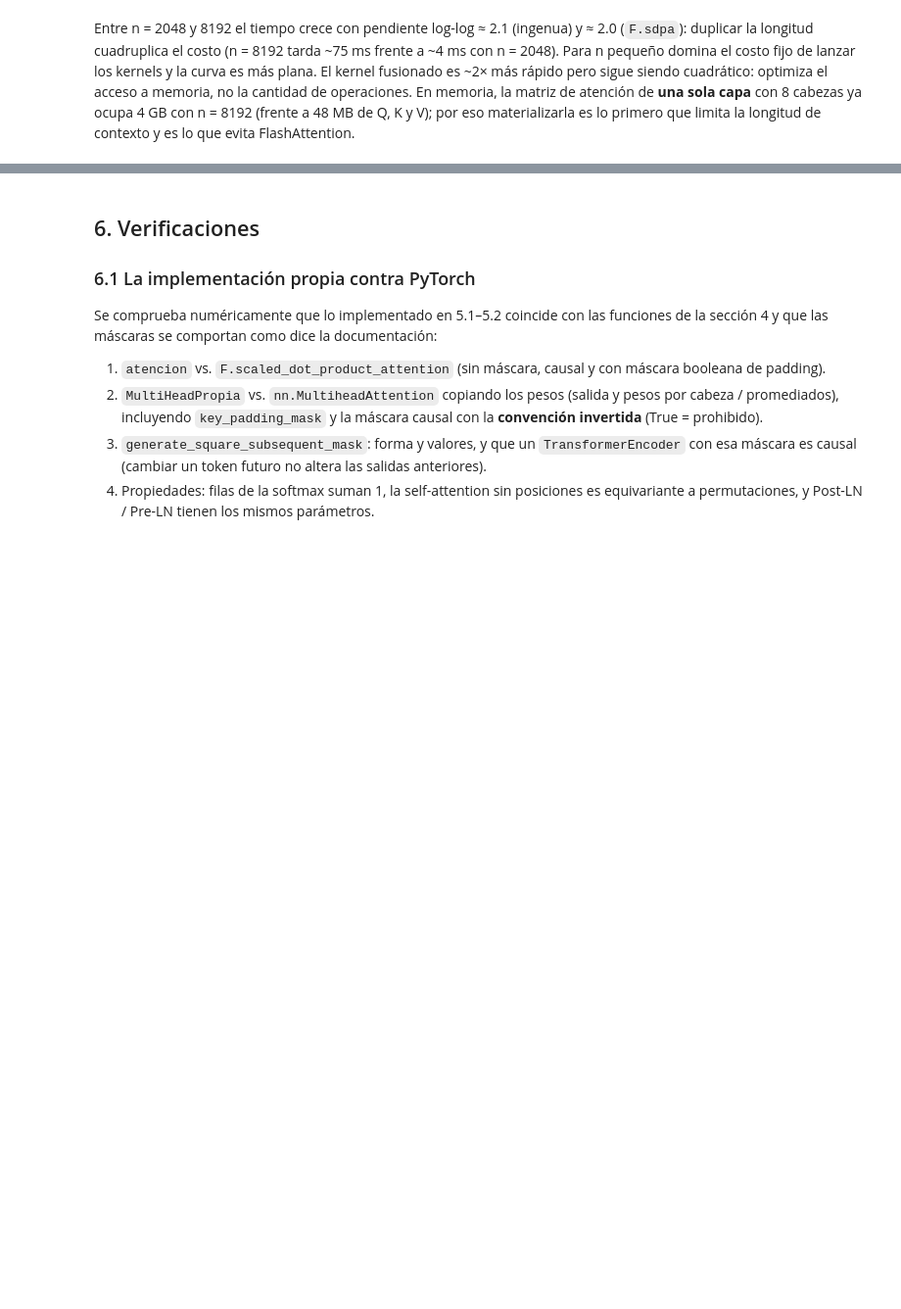
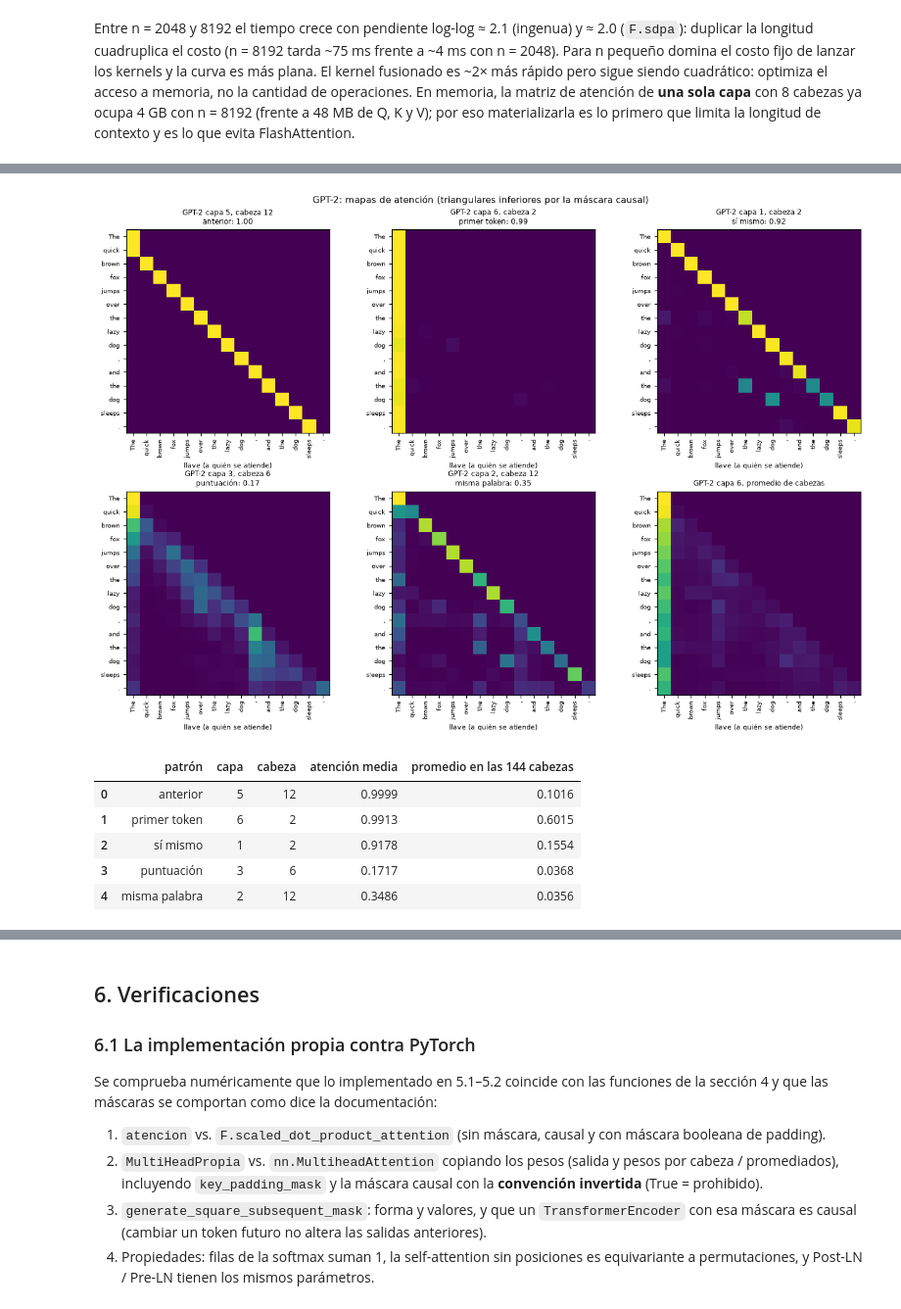
Before and after one commit to nicoCT04/Hoja_trabajo_2_DL, a Jupyter notebook: notebook/hoja2.ipynb, the cells around one changed output, grey strips where cells are left out. Shown at 98% size. Cells and saved outputs as stored; diff of their text form; code cells hidden in the pictures; blank space fills up the shorter version.

```diff
--- a/notebook/hoja2.ipynb
+++ b/notebook/hoja2.ipynb
@@ -420,0 +518,22 @@ primero que limita la longitud de contexto y es lo que evita FlashAttention.
+# %%
+pat_g = patrones(A_g, t_g, especiales=False)
+sel_g = mejores_cabezas(pat_g, ['anterior', 'primer token', 'sí mismo', 'puntuación', 'misma palabra', 'siguiente'])
+sel_g = [s for s in sel_g if s[0] != 'siguiente'][:5]          # en GPT-2 «siguiente» es imposible (causal)
+fig, axs = plt.subplots(2, 3, figsize=(12, 8.2))
+for ax, (pat, l, h, v) in zip(axs.flat, sel_g):
+    mapa(ax, A_g[l, h], t_g, f'GPT-2 capa {l+1}, cabeza {h+1}\n{pat}: {v:.2f}')
+# Último panel: promedio de todas las cabezas de la capa 6 para ver el patrón general.
+mapa(axs.flat[-1], A_g[5].mean(0), t_g, 'GPT-2 capa 6, promedio de cabezas')
+fig.suptitle('GPT-2: mapas de atención (triangulares inferiores por la máscara causal)', fontsize=10)
+fig.tight_layout(); guardar(fig, 'gpt2_cabezas.png'); plt.show()
+
+pd.DataFrame([{'patrón': p, 'capa': l + 1, 'cabeza': h + 1, 'atención media': v,
+               'promedio en las 144 cabezas': pat_g[p].mean().item()} for p, l, h, v in sel_g])
+# %% [output]
+[figure, added]
+|  | patrón | capa | cabeza | atención media | promedio en las 144 cabezas |
+| 0 | anterior | 5 | 12 | 0.9999 | 0.1016 |
+| 1 | primer token | 6 | 2 | 0.9913 | 0.6015 |
+| 2 | sí mismo | 1 | 2 | 0.9178 | 0.1554 |
+| 3 | puntuación | 3 | 6 | 0.1717 | 0.0368 |
+| 4 | misma palabra | 2 | 12 | 0.3486 | 0.0356 |
```
Also changed, not shown: parts of 29 cells of this notebook, 15 other files.
